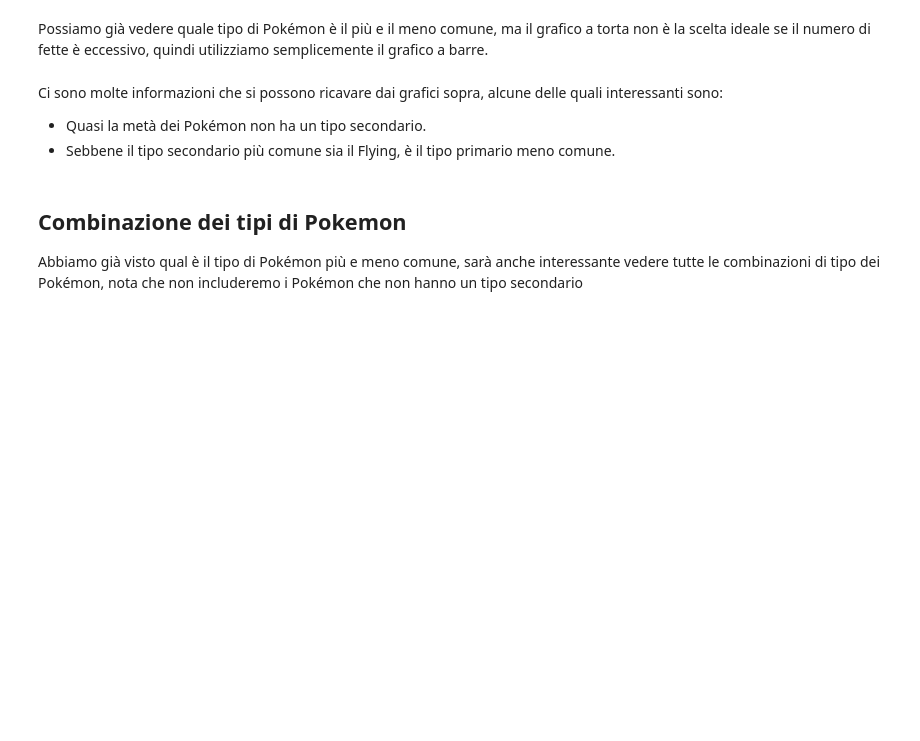
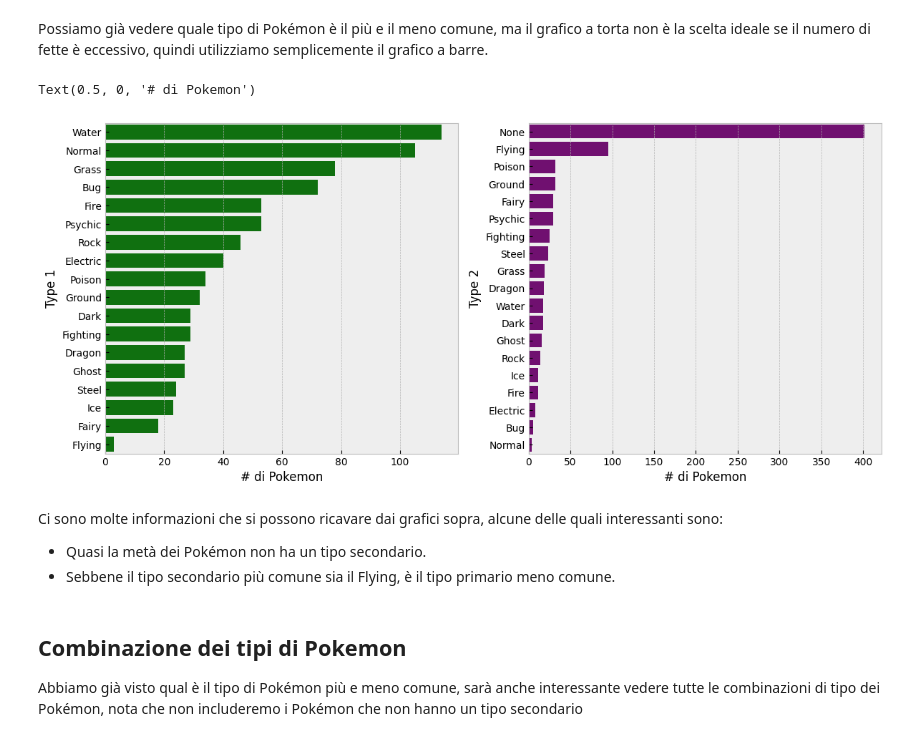
Before and after one commit to luca-pugnetti/LezioniPython, a Jupyter notebook: Analisi_dati/An_exercise.ipynb, the cells around one changed output. Saved outputs shown, nothing was run; the diff lists cells and outputs as text; code cells hidden in the pictures; blank space fills up the shorter version.

```diff
--- a/Analisi_dati/An_exercise.ipynb
+++ b/Analisi_dati/An_exercise.ipynb
@@ -97,3 +224,23 @@ Possiamo già vedere quale tipo di Pokémon è il più e il meno comune, ma il g
+# %%
+fig, axes = plt.subplots(1,2)
+sns.countplot(
+    y='Type 1',
+    data=pokedata,
+    order=pokedata['Type 1'].value_counts().index,
+    color='green',
+    ax=axes[0]
+).set_xlabel("# di Pokemon")
+
+sns.countplot(
+    y='Type 2',
+    data=pokedata,
+    order=pokedata['Type 2'].value_counts().index,
+    color='purple',
+    ax=axes[1]
+).set_xlabel("# di Pokemon")
+# %% [output]
+Text(0.5, 0, '# di Pokemon')
+[figure, added]
 # %% [markdown]
 Ci sono molte informazioni che si possono ricavare dai grafici sopra, alcune delle quali interessanti sono:
 
```
Also changed, not shown: parts of 33 cells of this notebook.
